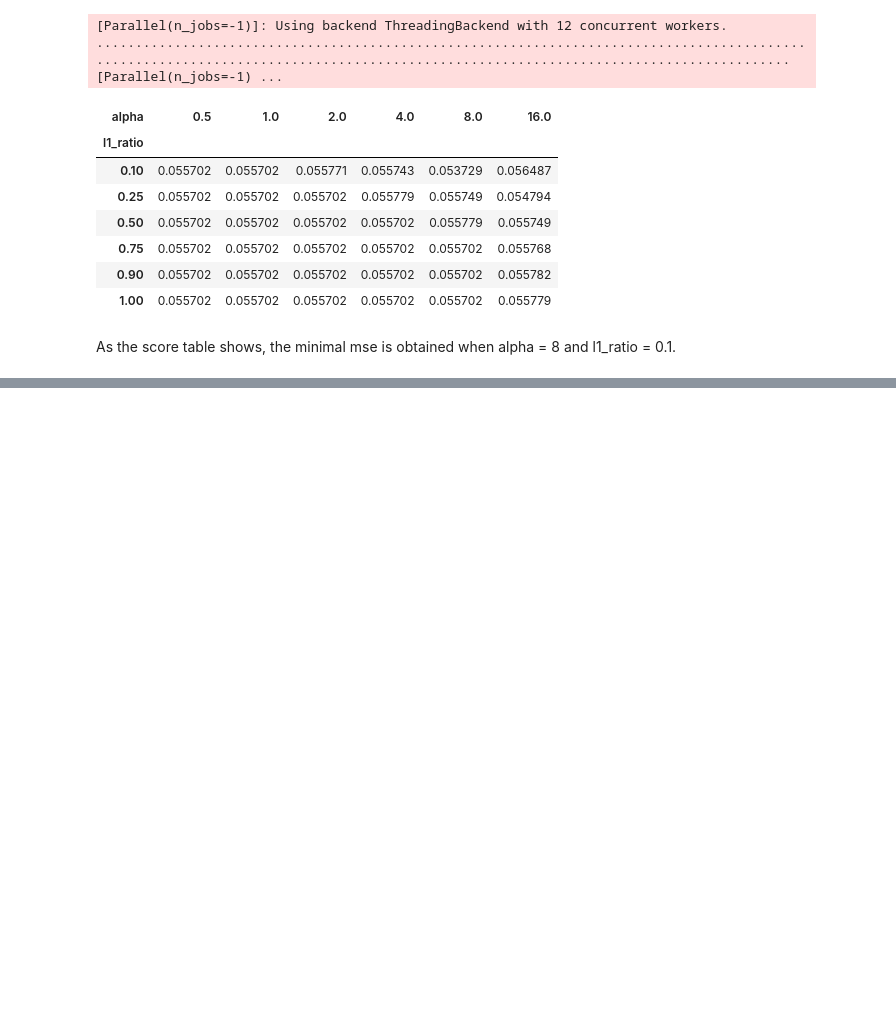
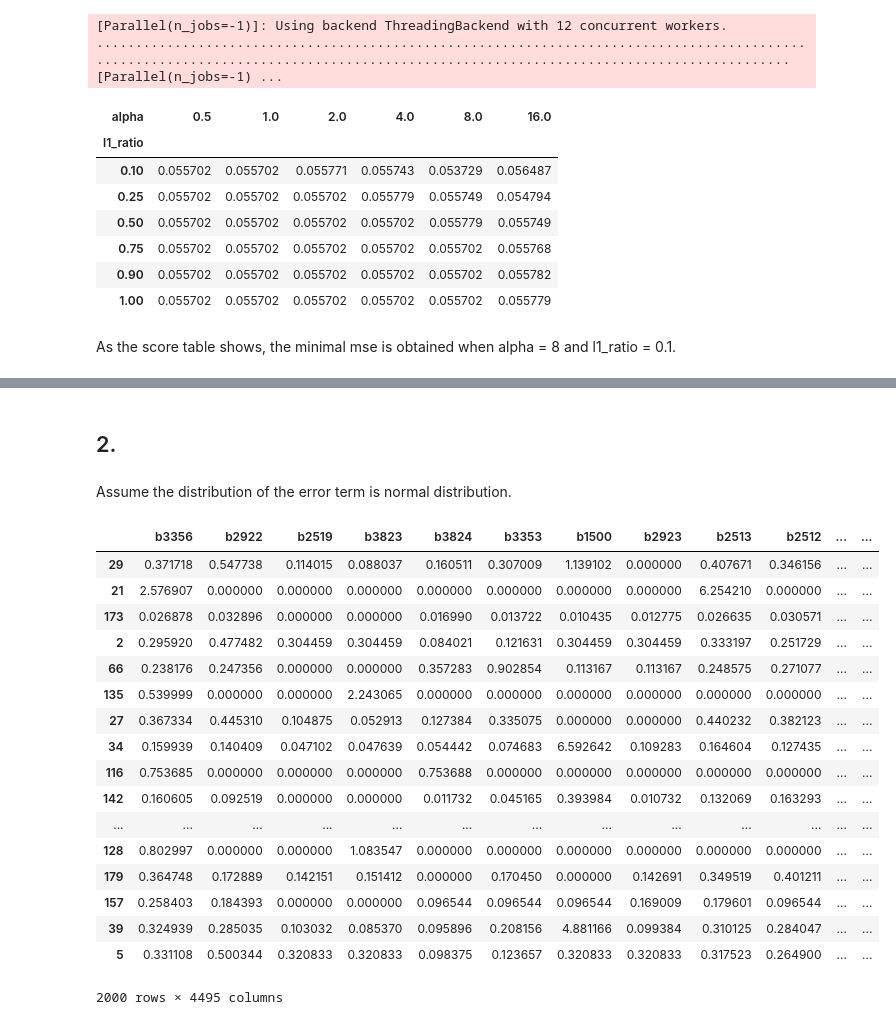
Before and after one commit to RyanYin04/MachineLearningPractice, a Jupyter notebook: 171ass3/hw3.ipynb, the cells around one changed output, grey strips where cells are left out. Drawn from its saved outputs; the diff is of its cells as text; code cells hidden in the pictures; blank space fills up the shorter version.

```diff
--- a/171ass3/hw3.ipynb
+++ b/171ass3/hw3.ipynb
@@ -158,0 +100,2 @@ array([0.03074257, 0.03062606, 0.13970855, 0.04399207, 0.03378773])
+# %% [markdown]
+## 2.
@@ -158,0 +104,2 @@ array([0.03074257, 0.03062606, 0.13970855, 0.04399207, 0.03378773])
+# %% [markdown]
+Assume the distribution of the error term is normal distribution.
@@ -158,0 +108,23 @@ array([0.03074257, 0.03062606, 0.13970855, 0.04399207, 0.03378773])
+# %%
+x_sampled, y_sampled = resample(x,y, n_samples = 2000)
+# %%
+x_sampled
+# %% [output]
+|  | b3356 | b2922 | b2519 | b3823 | b3824 | b3353 | b1500 | b2923 | b2513 | b2512 | ... | ... |
+| 29 | 0.371718 | 0.547738 | 0.114015 | 0.088037 | 0.160511 | 0.307009 | 1.139102 | 0.000000 | 0.407671 | 0.346156 | ... | ... |
+| 21 | 2.576907 | 0.000000 | 0.000000 | 0.000000 | 0.000000 | 0.000000 | 0.000000 | 0.000000 | 6.254210 | 0.000000 | ... | ... |
+| 173 | 0.026878 | 0.032896 | 0.000000 | 0.000000 | 0.016990 | 0.013722 | 0.010435 | 0.012775 | 0.026635 | 0.030571 | ... | ... |
+| 2 | 0.295920 | 0.477482 | 0.304459 | 0.304459 | 0.084021 | 0.121631 | 0.304459 | 0.304459 | 0.333197 | 0.251729 | ... | ... |
+| 66 | 0.238176 | 0.247356 | 0.000000 | 0.000000 | 0.357283 | 0.902854 | 0.113167 | 0.113167 | 0.248575 | 0.271077 | ... | ... |
+| 135 | 0.539999 | 0.000000 | 0.000000 | 2.243065 | 0.000000 | 0.000000 | 0.000000 | 0.000000 | 0.000000 | 0.000000 | ... | ... |
+| 27 | 0.367334 | 0.445310 | 0.104875 | 0.052913 | 0.127384 | 0.335075 | 0.000000 | 0.000000 | 0.440232 | 0.382123 | ... | ... |
+| 34 | 0.159939 | 0.140409 | 0.047102 | 0.047639 | 0.054442 | 0.074683 | 6.592642 | 0.109283 | 0.164604 | 0.127435 | ... | ... |
+| 116 | 0.753685 | 0.000000 | 0.000000 | 0.000000 | 0.753688 | 0.000000 | 0.000000 | 0.000000 | 0.000000 | 0.000000 | ... | ... |
+| 142 | 0.160605 | 0.092519 | 0.000000 | 0.000000 | 0.011732 | 0.045165 | 0.393984 | 0.010732 | 0.132069 | 0.163293 | ... | ... |
+| ... | ... | ... | ... | ... | ... | ... | ... | ... | ... | ... | ... | ... |
+| 128 | 0.802997 | 0.000000 | 0.000000 | 1.083547 | 0.000000 | 0.000000 | 0.000000 | 0.000000 | 0.000000 | 0.000000 | ... | ... |
+| 179 | 0.364748 | 0.172889 | 0.142151 | 0.151412 | 0.000000 | 0.170450 | 0.000000 | 0.142691 | 0.349519 | 0.401211 | ... | ... |
+| 157 | 0.258403 | 0.184393 | 0.000000 | 0.000000 | 0.096544 | 0.096544 | 0.096544 | 0.169009 | 0.179601 | 0.096544 | ... | ... |
+| 39 | 0.324939 | 0.285035 | 0.103032 | 0.085370 | 0.095896 | 0.208156 | 4.881166 | 0.099384 | 0.310125 | 0.284047 | ... | ... |
+| 5 | 0.331108 | 0.500344 | 0.320833 | 0.320833 | 0.098375 | 0.123657 | 0.320833 | 0.320833 | 0.317523 | 0.264900 | ... | ... |
+2000 rows × 4495 columns
```
Also changed, not shown: parts of 14 cells of this notebook.
